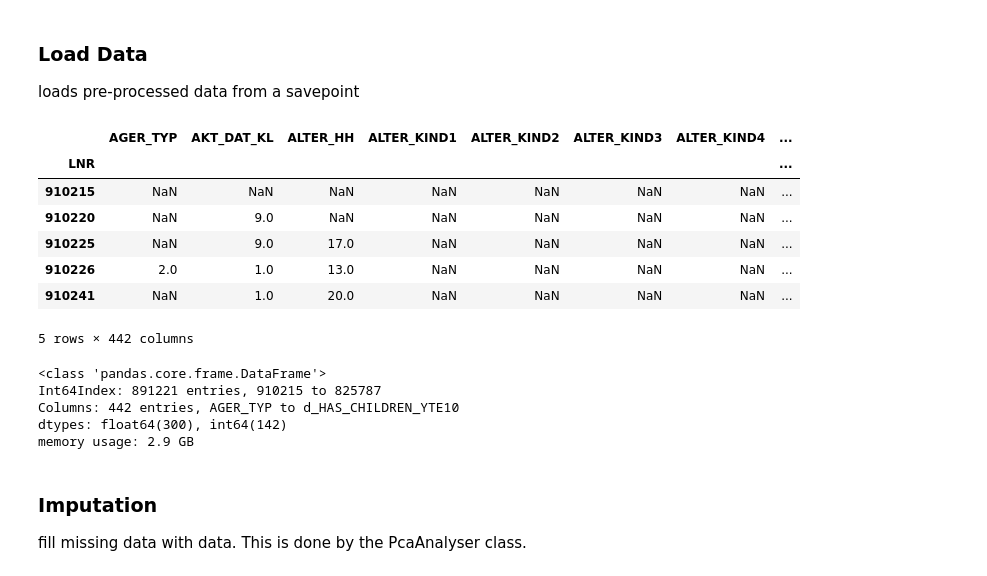
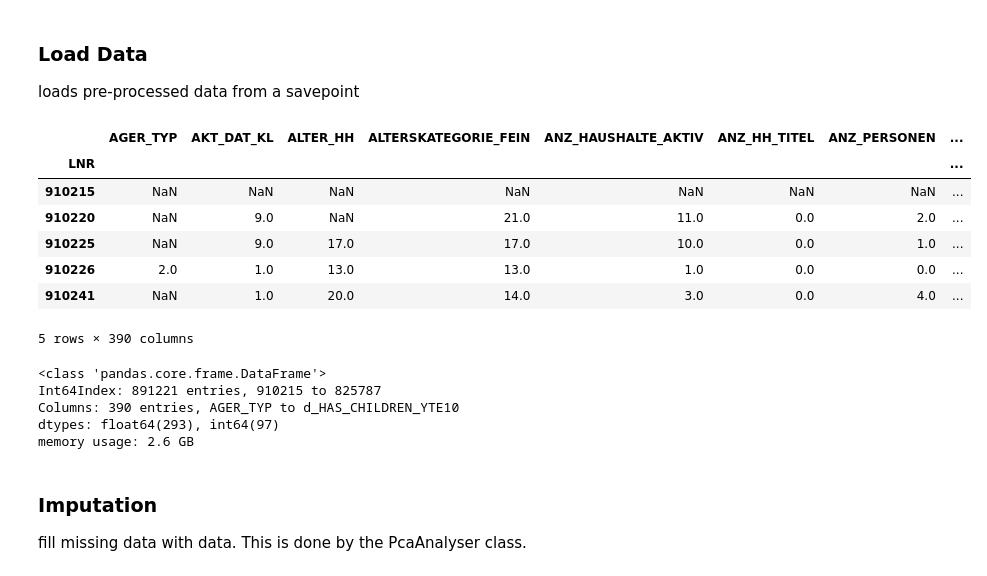
Before and after one commit to step-bauer/dsnd_capstone_arvato, a Jupyter notebook: Arvato Project Workbook.ipynb, the cells around one changed output. Drawn from its saved outputs; the diff is of its cells as text; code cells hidden in the pictures.

```diff
--- a/Arvato Project Workbook.ipynb
+++ b/Arvato Project Workbook.ipynb
@@ -1060,25 +1275,25 @@ df_metadata = pd.read_excel(f'{prefix}/DIAS Attributes - Values 2017.xlsx', usec
 # therefore we replace this
 df_metadata['Attribute'] = df_metadata['Attribute'].str.replace('_RZ','')
 # %%
-X_train = pd.read_feather('df_azdias_cleaned_step2-feaEngineered')
+df_population_cleaned = pd.read_feather('df_azdias_cleaned_step2-feaEngineered')
 
 # set the index as feather-format did store the index as column
-X_train.set_index('LNR', inplace=True)
-X_train.head()
+df_population_cleaned.set_index('LNR', inplace=True)
+df_population_cleaned.head()
 # %% [output]
-|  | AGER_TYP | AKT_DAT_KL | ALTER_HH | ALTER_KIND1 | ALTER_KIND2 | ALTER_KIND3 | ALTER_KIND4 | ... |
+|  | AGER_TYP | AKT_DAT_KL | ALTER_HH | ALTERSKATEGORIE_FEIN | ANZ_HAUSHALTE_AKTIV | ANZ_HH_TITEL | ANZ_PERSONEN | ... |
 | LNR |  |  |  |  |  |  |  | ... |
 | 910215 | NaN | NaN | NaN | NaN | NaN | NaN | NaN | ... |
-| 910220 | NaN | 9.0 | NaN | NaN | NaN | NaN | NaN | ... |
-| 910225 | NaN | 9.0 | 17.0 | NaN | NaN | NaN | NaN | ... |
-| 910226 | 2.0 | 1.0 | 13.0 | NaN | NaN | NaN | NaN | ... |
-| 910241 | NaN | 1.0 | 20.0 | NaN | NaN | NaN | NaN | ... |
+| 910220 | NaN | 9.0 | NaN | 21.0 | 11.0 | 0.0 | 2.0 | ... |
+| 910225 | NaN | 9.0 | 17.0 | 17.0 | 10.0 | 0.0 | 1.0 | ... |
+| 910226 | 2.0 | 1.0 | 13.0 | 13.0 | 1.0 | 0.0 | 0.0 | ... |
+| 910241 | NaN | 1.0 | 20.0 | 14.0 | 3.0 | 0.0 | 4.0 | ... |
-5 rows × 442 columns
+5 rows × 390 columns
 # %%
-X_train.info()
+df_population_cleaned.info()
 # %% [output]
 <class 'pandas.core.frame.DataFrame'>
 Int64Index: 891221 entries, 910215 to 825787
-Columns: 442 entries, AGER_TYP to d_HAS_CHILDREN_YTE10
-dtypes: float64(300), int64(142)
-memory usage: 2.9 GB
+Columns: 390 entries, AGER_TYP to d_HAS_CHILDREN_YTE10
+dtypes: float64(293), int64(97)
+memory usage: 2.6 GB
```
Also changed, not shown: parts of 108 cells of this notebook.
